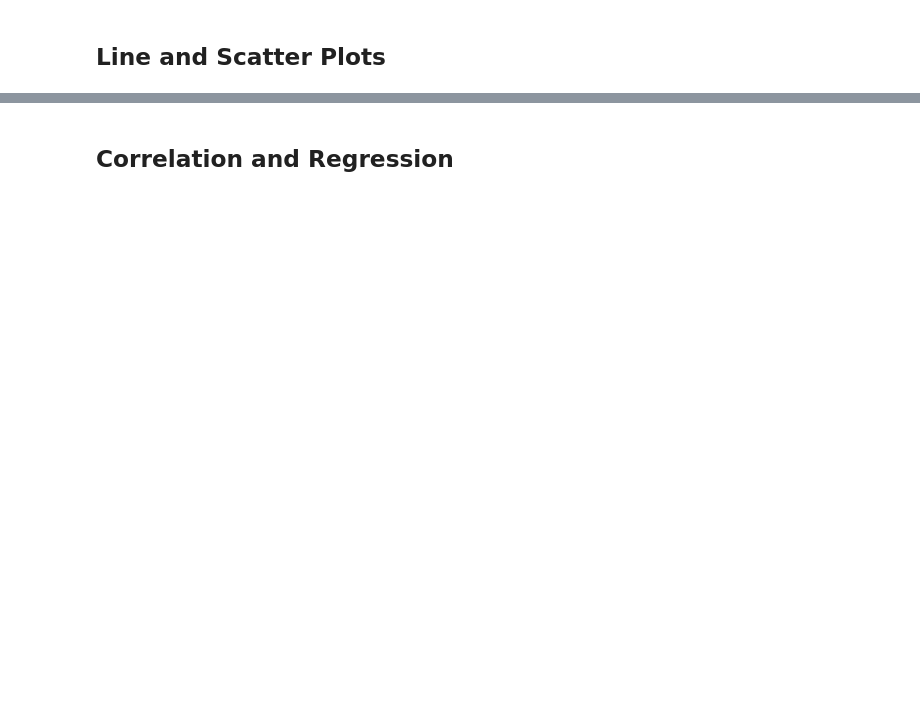
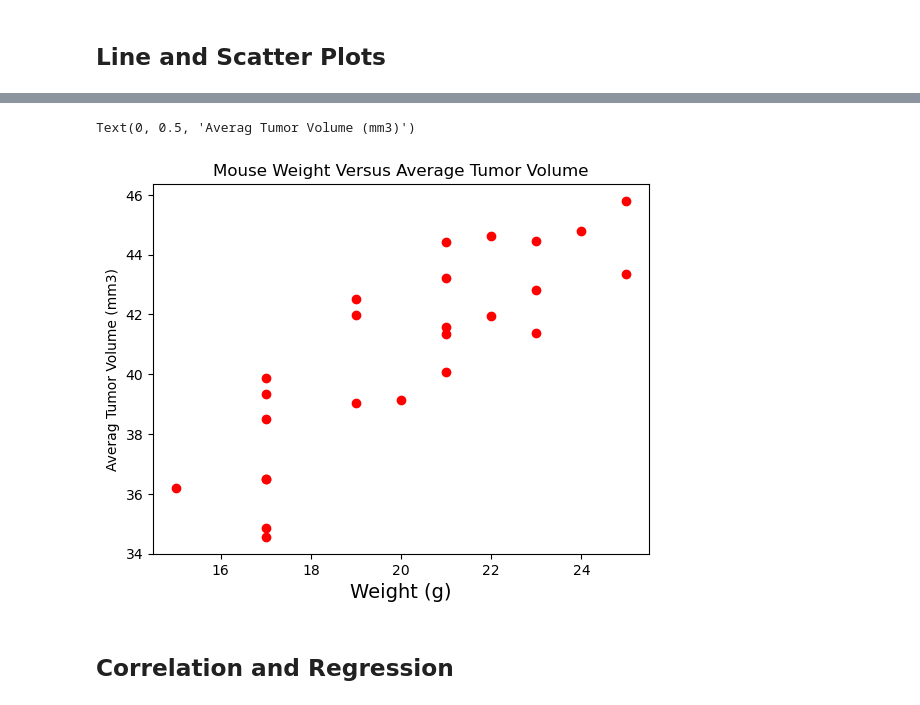
Before and after one commit to Kanwalifti/Pymaceuticals-Matplotlib, a Jupyter notebook: pymaceuticals.ipynb, the cells around one changed output, grey strips where cells are left out. Saved outputs shown, nothing was run; the diff lists cells and outputs as text; code cells hidden in the pictures; blank space fills up the shorter version.

```diff
--- a/pymaceuticals.ipynb
+++ b/pymaceuticals.ipynb
@@ -245,2 +341,16 @@ NameError: name 'clean_without_dup' is not defined
+# %%
+# Generate a scatter plot of average tumor volume vs. mouse weight for the Capomulin regimen
+
+fig1, ax1 = plt.subplots()
+avg_capm_vol =capomulin.groupby(['Mouse ID']).mean()
+
+marker_size=15
+plt.scatter(avg_capm_vol['Weight (g)'],avg_capm_vol['Tumor Volume (mm3)'], color="red")
+plt.title('Mouse Weight Versus Average Tumor Volume')
+plt.xlabel('Weight (g)',fontsize =14)
+plt.ylabel('Averag Tumor Volume (mm3)')
+# %% [output]
+Text(0, 0.5, 'Averag Tumor Volume (mm3)')
+[figure, added]
 # %% [markdown]
 ## Correlation and Regression
```
Also changed, not shown: parts of 13 cells of this notebook.
